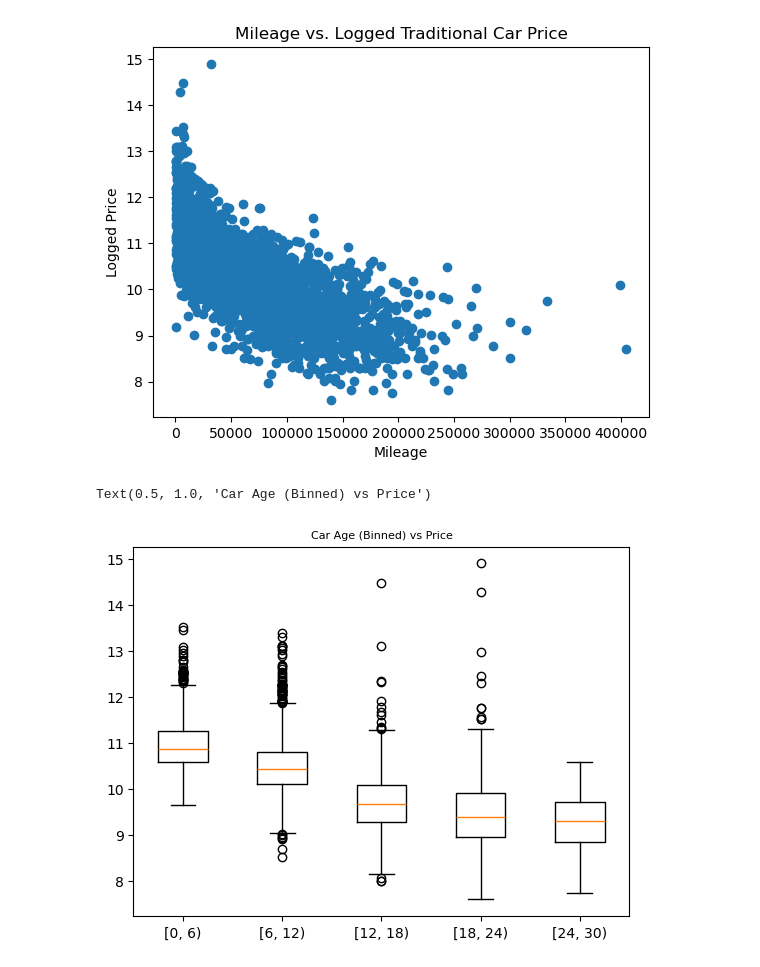
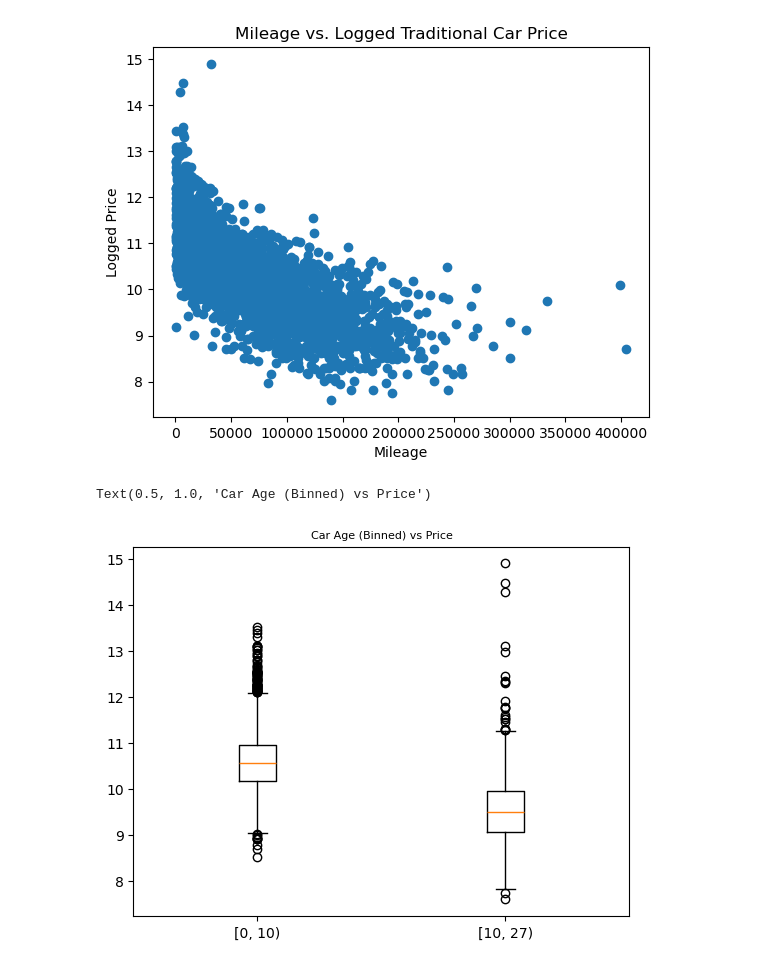
Before and after one commit to JustinTrenchcoat/Bayesian_Stat_2026, a Jupyter notebook: EDA.ipynb, the cells around one changed output. Cells and saved outputs as stored; diff of their text form; code cells hidden in the pictures.

```diff
--- a/EDA.ipynb
+++ b/EDA.ipynb
@@ -21,8 +21,8 @@ df_new['accident'] = df_new['accident'].map({
     'None reported': 0,
     'At least 1 accident or damage reported': 1
 })
-current_year = 2026
-df_new['age'] = current_year - df_new['model_year'].astype(int)
+data_year = 2023
+df_new['age'] = data_year - df_new['model_year'].astype(int)
 print(df_new.head())
 # %% [output]
    model_year   milage      fuel_type  accident      price  age
@@ -146,16 +182,16 @@ Text(0.5, 1.0, 'Mileage vs. Logged Traditional Car Price')
 [figure]
 # %%
 # Boxplot of Car Age vs Price
-df_export["age_bin"] = pd.cut(df_export["age"], bins=[0,6,12,18,24,30], right=False)
+df_export["age_bin"] = pd.cut(df_export["age"], bins=[0, 10, 27], right=False)
 
 age_types = df_export["age_bin"].cat.categories
 price_groups = [df_export[df_export["age_bin"] == b]["price"] for b in age_types]
 
 plt.boxplot(price_groups, tick_labels=age_types)
 plt.title('Car Age (Binned) vs Price', fontsize=8)
 # %% [output]
 Text(0.5, 1.0, 'Car Age (Binned) vs Price')
-[figure, old version]
+[figure, new version]
 # %%
 print(df_export.groupby("age_bin", observed=True)["price"].count())
 print("\n Variance: \n")
```
Also changed, not shown: parts of 6 cells of this notebook, 2 other files.
